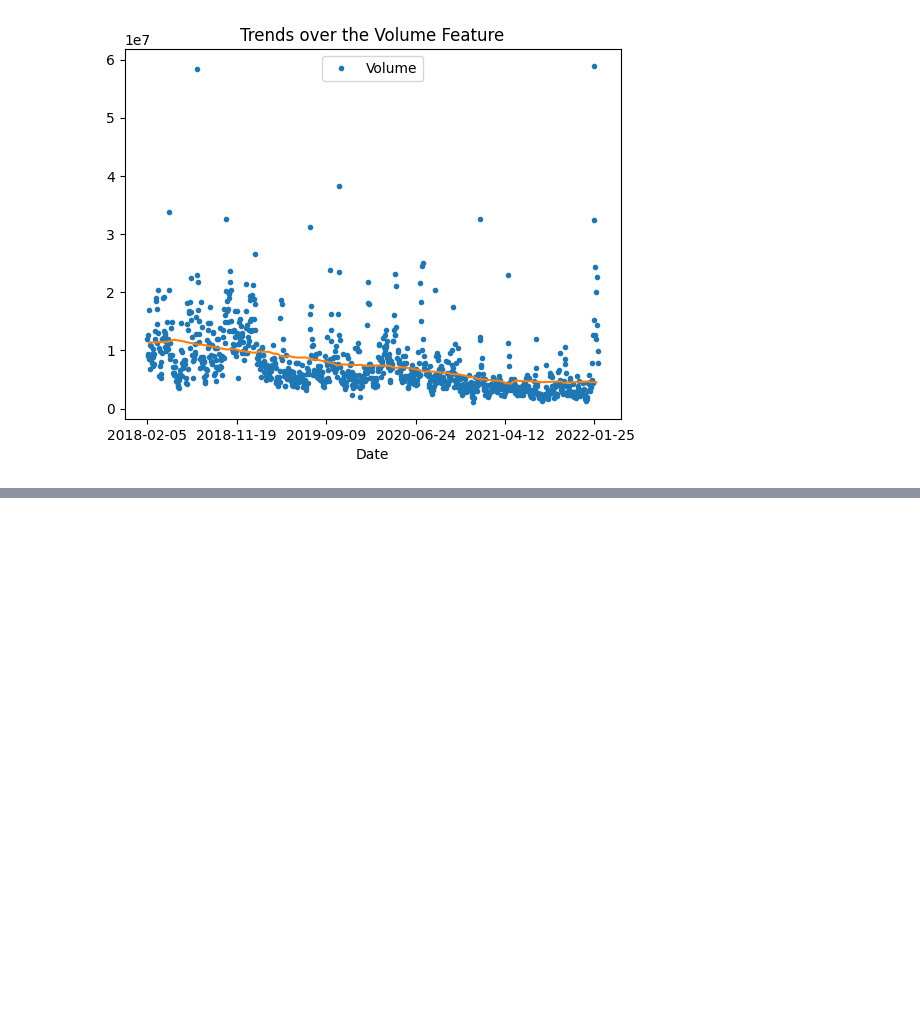
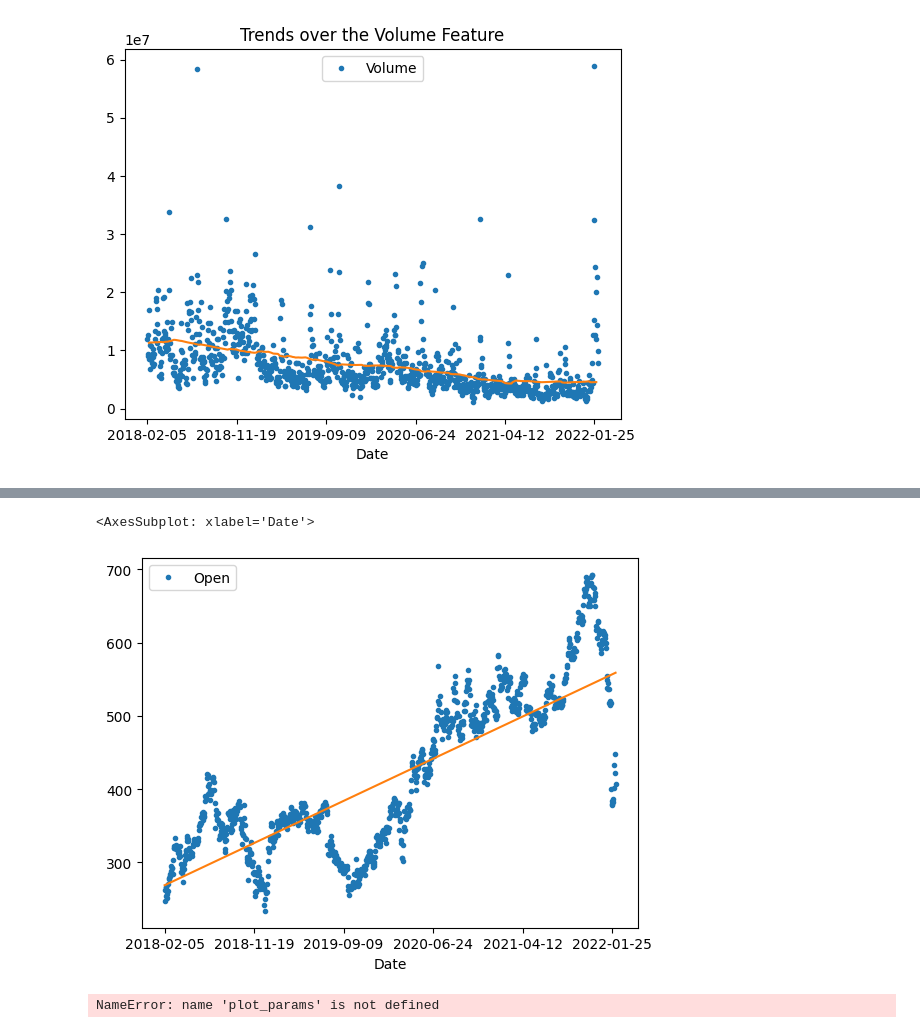
Before and after one commit to LuanB-compt/netflix-price-prediction, a Jupyter notebook: trends.ipynb, the cells around one changed output, grey strips where cells are left out. Saved outputs shown, nothing was run; the diff lists cells and outputs as text; code cells hidden in the pictures; blank space fills up the shorter version.

```diff
--- a/trends.ipynb
+++ b/trends.ipynb
@@ -43,0 +50,10 @@ for column in data.columns.to_list():
+# %%
+dp = DeterministicProcess(
+    index=data.index,
+    constant=True,
+    order=1,
+    drop=True
+)
+
+X = dp.in_sample()
+X
@@ -43,0 +75,14 @@ for column in data.columns.to_list():
+# %%
+y = data['Open']
+
+X_train, X_test, y_train, y_test = train_test_split(X, y, test_size=0.1, random_state=5, shuffle=False)
+
+trend_model = LinearRegression(fit_intercept=False)
+trend_model.fit(X_train, y_train)
+y_pred = pd.Series(trend_model.predict(X), index=X.index)
+
+ax = data.loc[:, ['Open']].plot(style=".")
+y_pred.plot(ax=ax)
+# %% [output]
+<AxesSubplot: xlabel='Date'>
+[figure, added]
@@ -43,0 +92,6 @@ for column in data.columns.to_list():
+# %%
+ax = data['2022-02':].plot(**plot_params)
+ax = y_pred['2022-02':].plot(ax=ax)
+y_fore.plot(ax=ax).legend()
+# %% [output]
+NameError: name 'plot_params' is not defined
```
Also changed, not shown: parts of 4 cells of this notebook.
